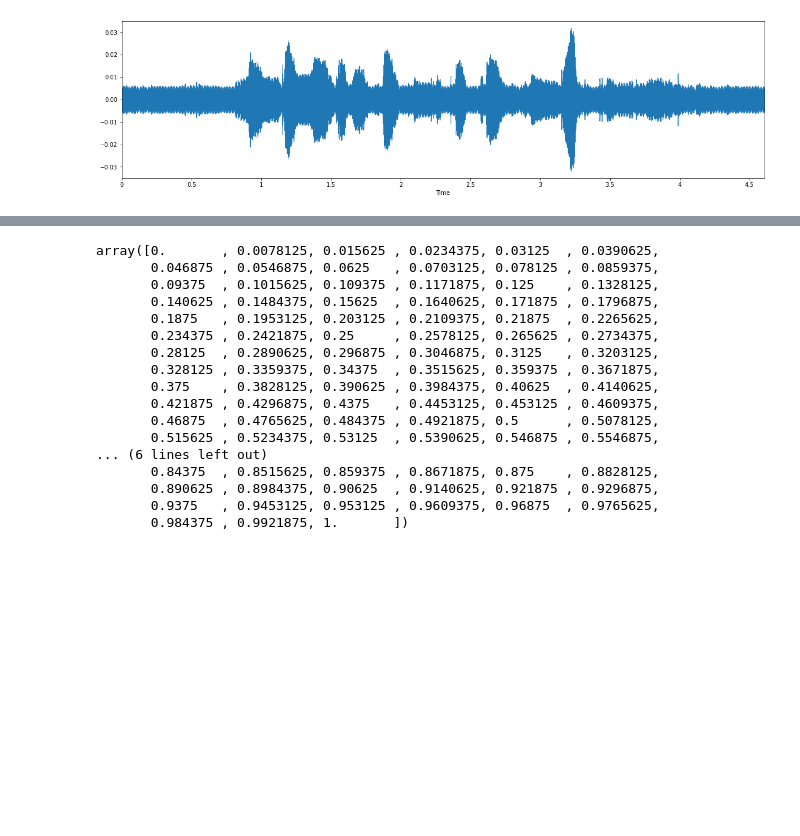
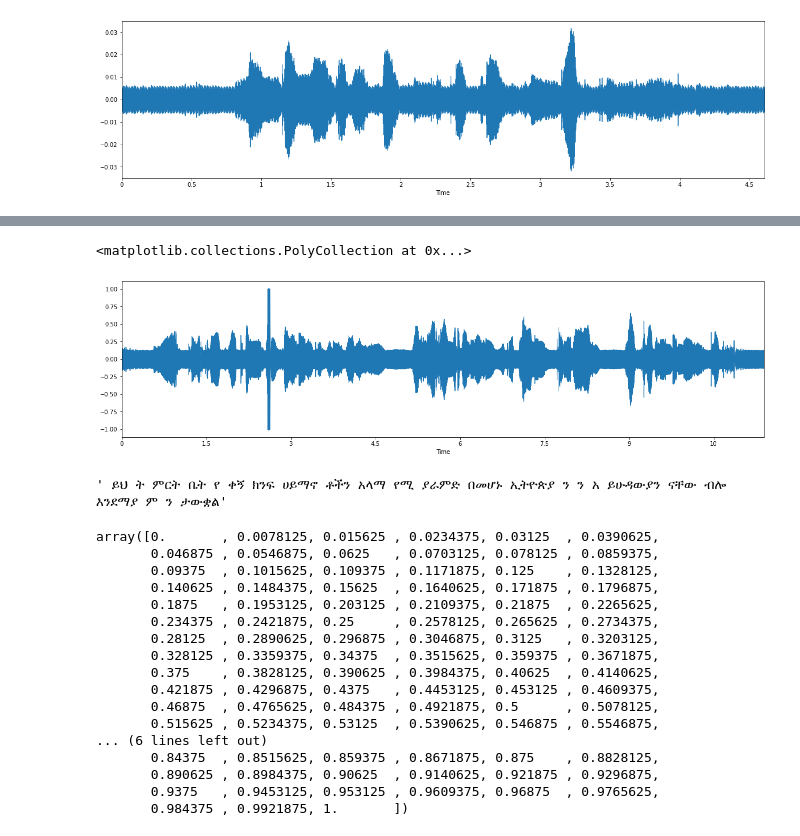
Before and after one commit to Speech-to-text-tenac/STT, a Jupyter notebook: notebooks/data_argumantation.ipynb, the cells around one changed output, grey strips where cells are left out. Drawn from its saved outputs; the diff is of its cells as text; code cells hidden in the pictures; blank space fills up the shorter version.

```diff
--- a/notebooks/data_argumantation.ipynb
+++ b/notebooks/data_argumantation.ipynb
@@ -45,3 +56,35 @@ audio, rate=librosa.load(train_audio_path+'tr_1_tr01001.wav', sr=44100)
 ipd.Audio(samples, rate=sample_rate)
 # %% [output]
 [interactive output not drawn]
+# %%
+def load_audio_files(path : str, sampling_rate : int, to_mono : bool):
+
+  """
+  Load the audio files and produce a dictionary mapping the audio filenames
+  to numpy arrays of the audio sampled at the given sample rate.
+
+  Inputs:
+  path - a path to the directory that contains the audio files
+  sample_rate - the sampling rate for the audio files
+  to_mono - a boolean value denoting whether to convert signal to mono
+
+  Returns:
+  audio_files - audios - a dictionary mapping the wav file names to the sampled audio array
+  max_length - the maximum length of a sampled audio array in our dataset
+  """
+
+  audio_files = {}
+  max_length = 0
+  i = 0
+  for file in os.listdir(path):
+    audio, rate= librosa.load(path+file, sr=sampling_rate, mono = to_mono)
+    audio_files[file.split('.')[0]] = audio
+    max_length = max(max_length,len(audio))
+    i+=1
+    if i%20 == 0:
+      print('loaded',i,'audio files')
+    if i == 100:
+      break
+  return audio_files, max_length
+
+audio_files, maximum_length = load_audio_files('wav/', sample_rate, True)
@@ -54,3 +137,5 @@ librosa.display.waveplot(samples, sr=sample_rate)
 # %% [output]
 <matplotlib.collections.PolyCollection at 0x...>
 [figure]
+# %%
+demo_audio = list(audio_files.keys())[1]
@@ -57,3 +146,13 @@ librosa.display.waveplot(samples, sr=sample_rate)
+# %%
+plt.figure(figsize=(20, 5))
+librosa.display.waveplot(audio_files[demo_audio], sr=sample_rate)
+# %% [output]
+<matplotlib.collections.PolyCollection at 0x...>
+[figure, added]
+# %%
+transcripts[demo_audio]
+# %% [output]
+' ይህ ት ምርት ቤት የ ቀኝ ክንፍ ሀይማኖ ቶችን አላማ የሚ ያራምድ በመሆኑ ኢትዮጵያ ን ን አ ይሁዳውያን ናቸው ብሎ እንደማያ ም ን ታውቋል'
 # %%
 from numpy.lib.stride_tricks import as_strided
 def spectrogram(samples, fft_length=256, sample_rate=2, hop_length=128):
```
Also changed, not shown: parts of 17 cells of this notebook.
